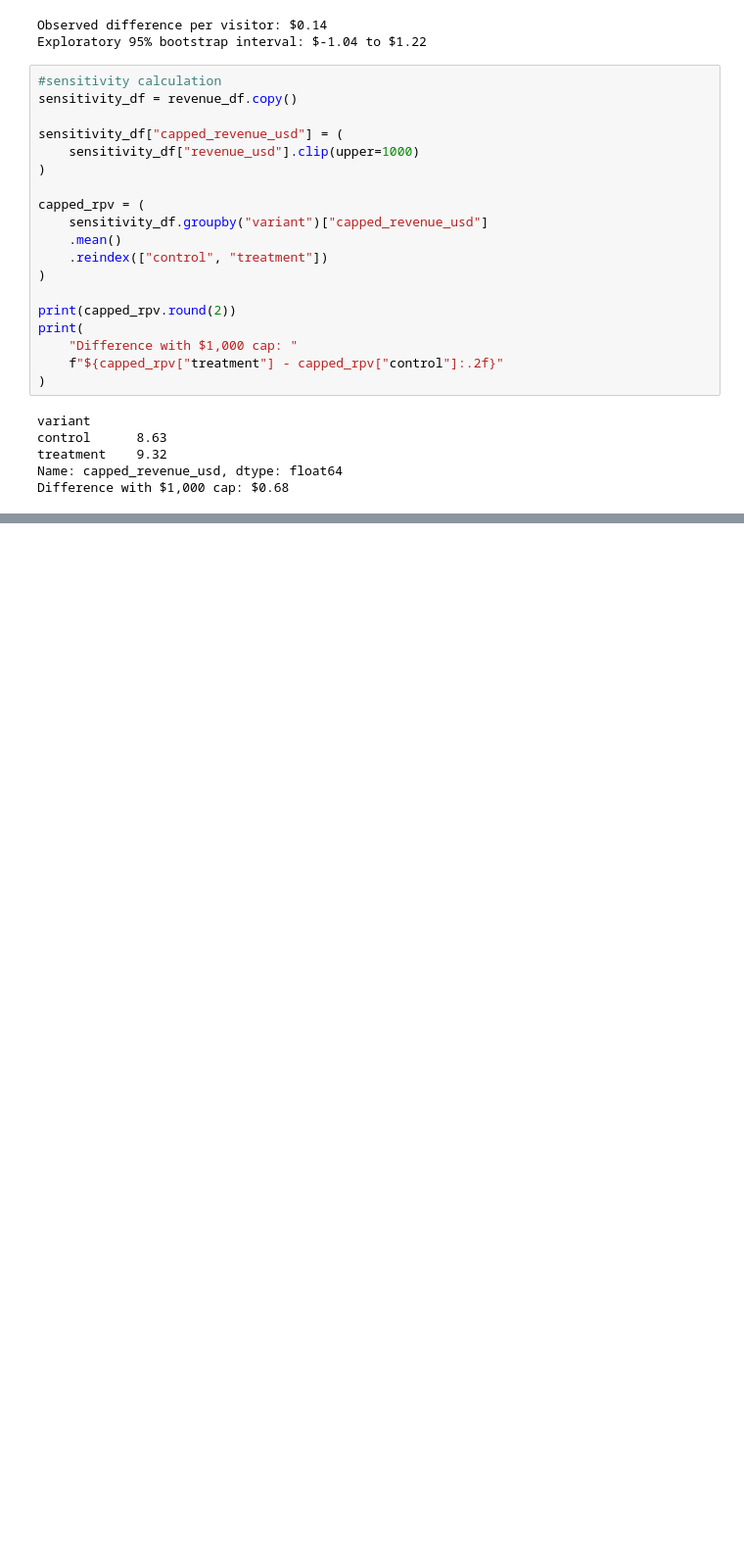
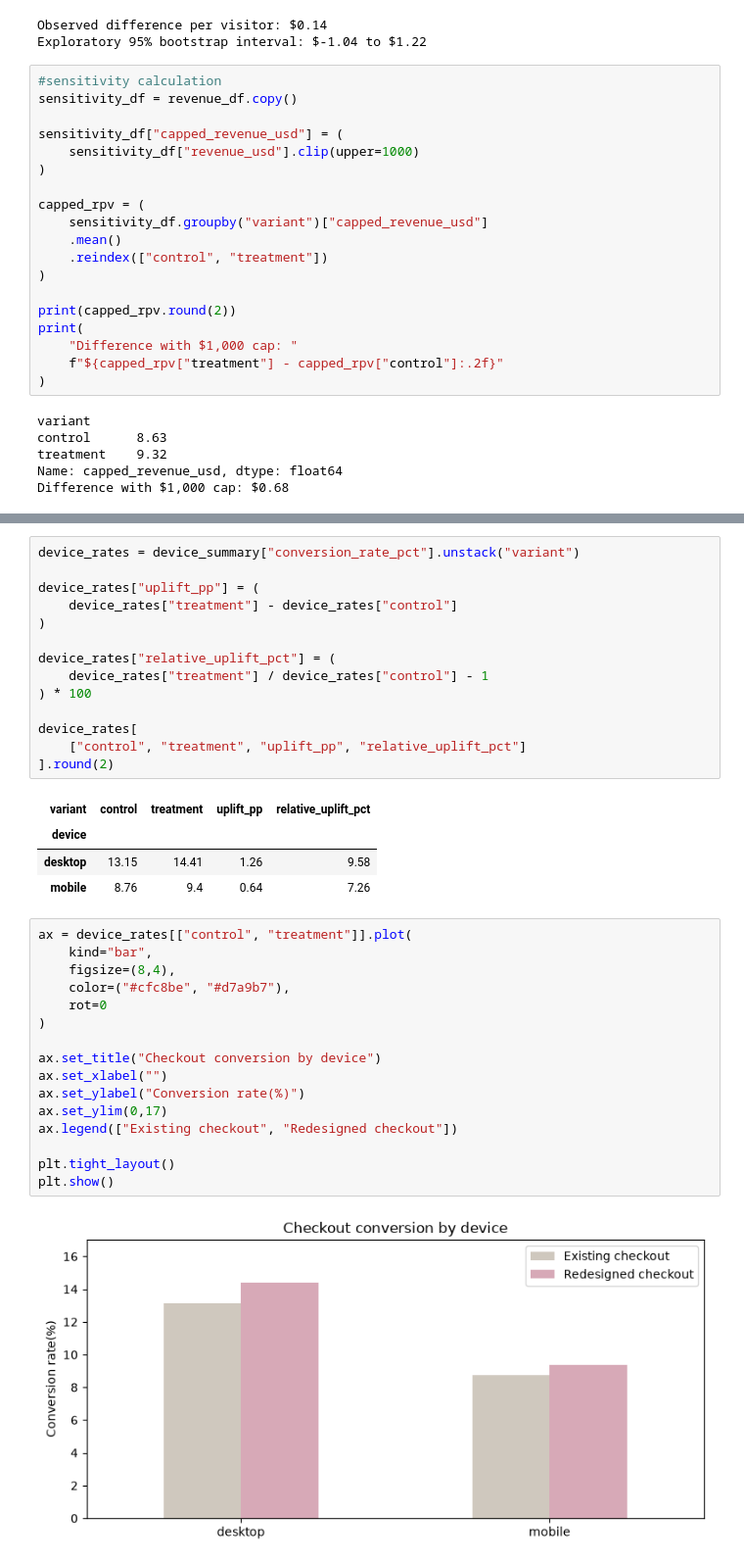
Before and after one commit to mrsmv/ab-testing-checkout-analysis, a Jupyter notebook: 2_notebooks/ab_testing_analysis.ipynb, the cells around one changed output, grey strips where cells are left out. Shown at 98% size. Drawn from its saved outputs; the diff is of its cells as text; blank space fills up the shorter version.

```diff
--- a/2_notebooks/ab_testing_analysis.ipynb
+++ b/2_notebooks/ab_testing_analysis.ipynb
@@ -648,0 +682,37 @@ The observed treatment-minus-control revenue difference is approximately +$0.14
+# %%
+device_rates = device_summary["conversion_rate_pct"].unstack("variant")
+
+device_rates["uplift_pp"] = (
+    device_rates["treatment"] - device_rates["control"]
+)
+
+device_rates["relative_uplift_pct"] = (
+    device_rates["treatment"] / device_rates["control"] - 1
+) * 100
+
+device_rates[
+    ["control", "treatment", "uplift_pp", "relative_uplift_pct"]
+].round(2)
+# %% [output]
+| variant | control | treatment | uplift_pp | relative_uplift_pct |
+| device |  |  |  |  |
+| desktop | 13.15 | 14.41 | 1.26 | 9.58 |
+| mobile | 8.76 | 9.4 | 0.64 | 7.26 |
+# %%
+ax = device_rates[["control", "treatment"]].plot(
+    kind="bar",
+    figsize=(8,4),
+    color=("#cfc8be", "#d7a9b7"),
+    rot=0
+)
+
+ax.set_title("Checkout conversion by device")
+ax.set_xlabel("")
+ax.set_ylabel("Conversion rate(%)")
+ax.set_ylim(0,17)
+ax.legend(["Existing checkout", "Redesigned checkout"])
+
+plt.tight_layout()
+plt.show()
+# %% [output]
+[figure, added]
```
Also changed, not shown: parts of 8 cells of this notebook.
